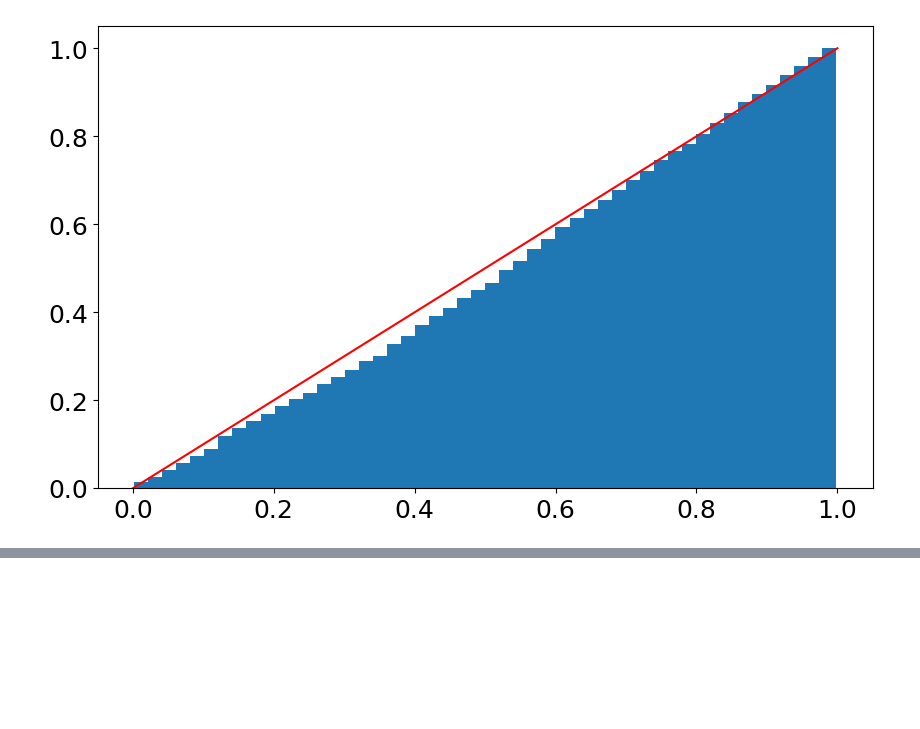
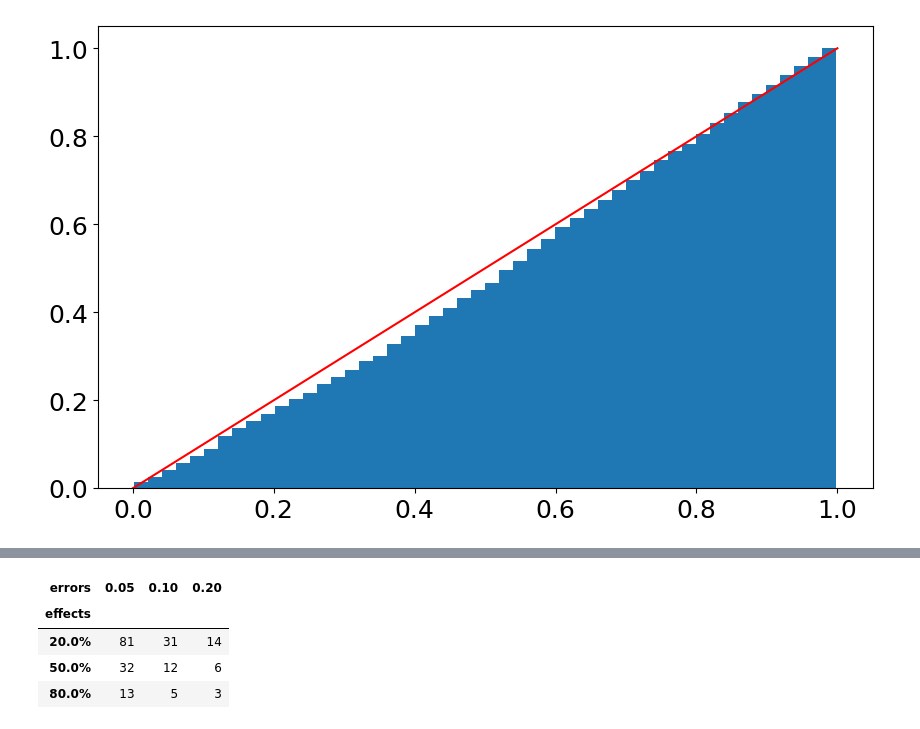
Before and after one commit to gosIX22/ab_tools_testing, a Jupyter notebook: experiments.ipynb, the cells around one changed output, grey strips where cells are left out. Saved outputs shown, nothing was run; the diff lists cells and outputs as text; code cells hidden in the pictures; blank space fills up the shorter version.

```diff
--- a/experiments.ipynb
+++ b/experiments.ipynb
@@ -42,0 +92,8 @@ print(f"21:{round(np.random.choice(np.linspace(0, 60, 61)))}")
+# %%
+expected_df
+# %% [output]
+| errors | 0.05 | 0.10 | 0.20 |
+| effects |  |  |  |
+| 20.0% | 81 | 31 | 14 |
+| 50.0% | 32 | 12 | 6 |
+| 80.0% | 13 | 5 | 3 |
```
Also changed, not shown: parts of 6 cells of this notebook, 2 other files.
